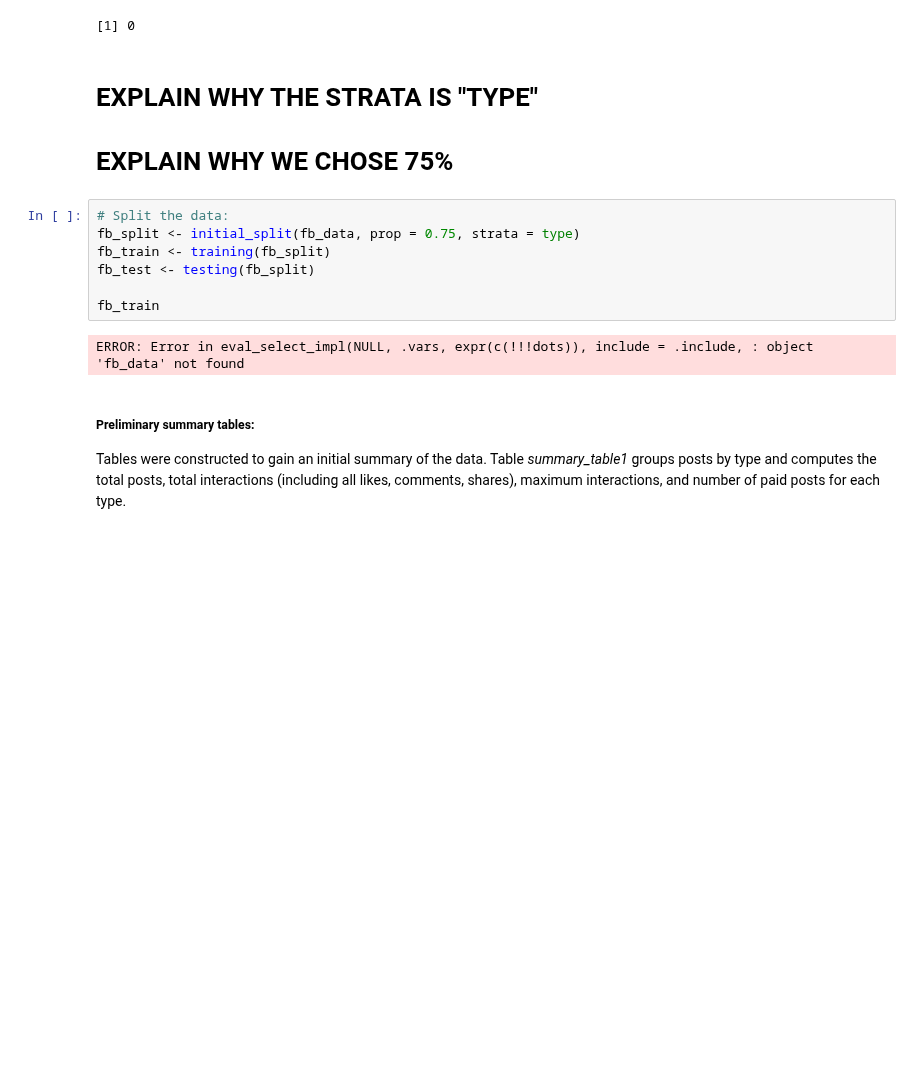
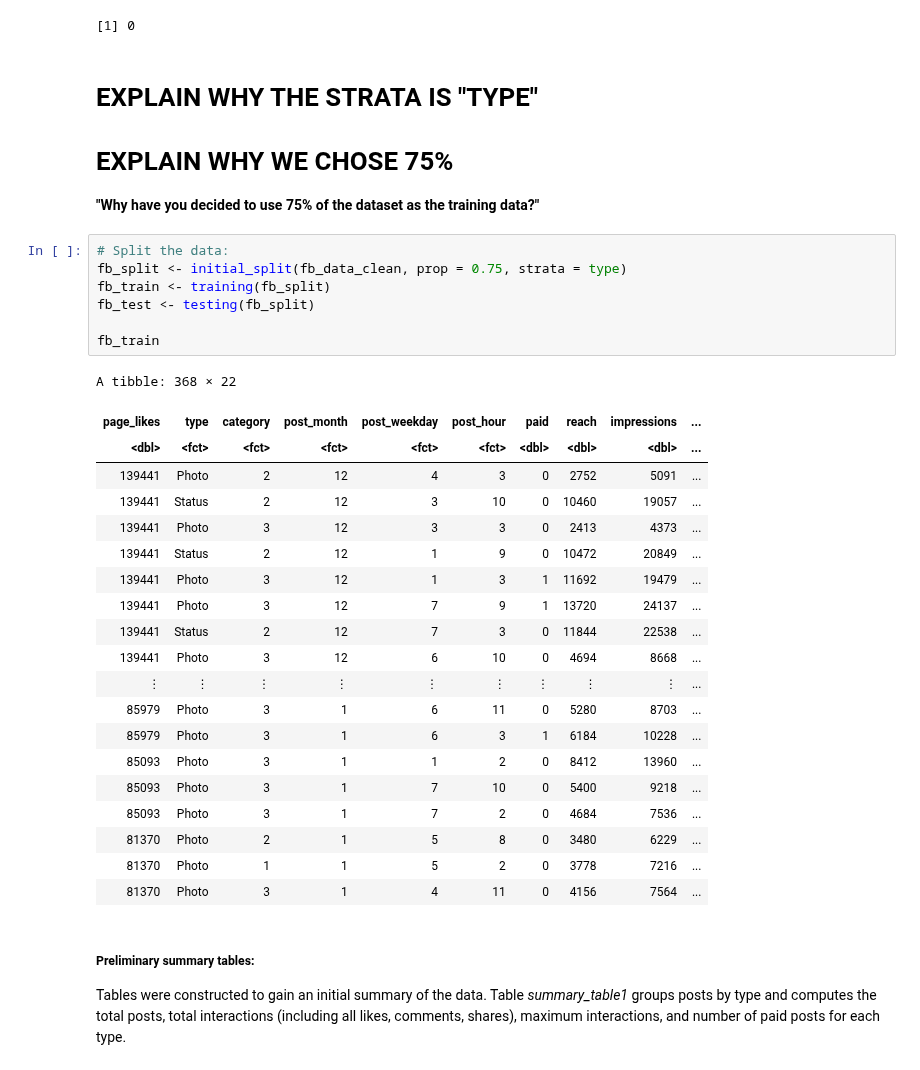
Before and after one commit to lucykvs/DSCI100-Project, a Jupyter notebook: Project.ipynb, the cells around one changed output. Cells and saved outputs as stored; diff of their text form; blank space fills up the shorter version.

```diff
--- a/Project.ipynb
+++ b/Project.ipynb
@@ -129,15 +111,35 @@ sum(is.na(fb_data_clean))
 # %% [markdown]
 # EXPLAIN WHY THE STRATA IS "TYPE"
 # EXPLAIN WHY WE CHOSE 75%
+**"Why have you decided to use 75% of the dataset as the training data?"**
 # %%
 # Split the data:
-fb_split <- initial_split(fb_data, prop = 0.75, strata = type)
+fb_split <- initial_split(fb_data_clean, prop = 0.75, strata = type)
 fb_train <- training(fb_split)
 fb_test <- testing(fb_split)
 
 fb_train
 # %% [output]
-ERROR: Error in eval_select_impl(NULL, .vars, expr(c(!!!dots)), include = .include, : object 'fb_data' not found
+A tibble: 368 × 22
+| page_likes | type | category | post_month | post_weekday | post_hour | paid | reach | impressions | ... |
+| <dbl> | <fct> | <fct> | <fct> | <fct> | <fct> | <dbl> | <dbl> | <dbl> | ... |
+| 139441 | Photo | 2 | 12 | 4 | 3 | 0 | 2752 | 5091 | ... |
+| 139441 | Status | 2 | 12 | 3 | 10 | 0 | 10460 | 19057 | ... |
+| 139441 | Photo | 3 | 12 | 3 | 3 | 0 | 2413 | 4373 | ... |
+| 139441 | Status | 2 | 12 | 1 | 9 | 0 | 10472 | 20849 | ... |
+| 139441 | Photo | 3 | 12 | 1 | 3 | 1 | 11692 | 19479 | ... |
+| 139441 | Photo | 3 | 12 | 7 | 9 | 1 | 13720 | 24137 | ... |
+| 139441 | Status | 2 | 12 | 7 | 3 | 0 | 11844 | 22538 | ... |
+| 139441 | Photo | 3 | 12 | 6 | 10 | 0 | 4694 | 8668 | ... |
+| ⋮ | ⋮ | ⋮ | ⋮ | ⋮ | ⋮ | ⋮ | ⋮ | ⋮ | ... |
+| 85979 | Photo | 3 | 1 | 6 | 11 | 0 | 5280 | 8703 | ... |
+| 85979 | Photo | 3 | 1 | 6 | 3 | 1 | 6184 | 10228 | ... |
+| 85093 | Photo | 3 | 1 | 1 | 2 | 0 | 8412 | 13960 | ... |
+| 85093 | Photo | 3 | 1 | 7 | 10 | 0 | 5400 | 9218 | ... |
+| 85093 | Photo | 3 | 1 | 7 | 2 | 0 | 4684 | 7536 | ... |
+| 81370 | Photo | 2 | 1 | 5 | 8 | 0 | 3480 | 6229 | ... |
+| 81370 | Photo | 1 | 1 | 5 | 2 | 0 | 3778 | 7216 | ... |
+| 81370 | Photo | 3 | 1 | 4 | 11 | 0 | 4156 | 7564 | ... |
 # %% [markdown]
 
 ##### Preliminary summary tables:
```
Also changed, not shown: parts of 10 cells of this notebook.
